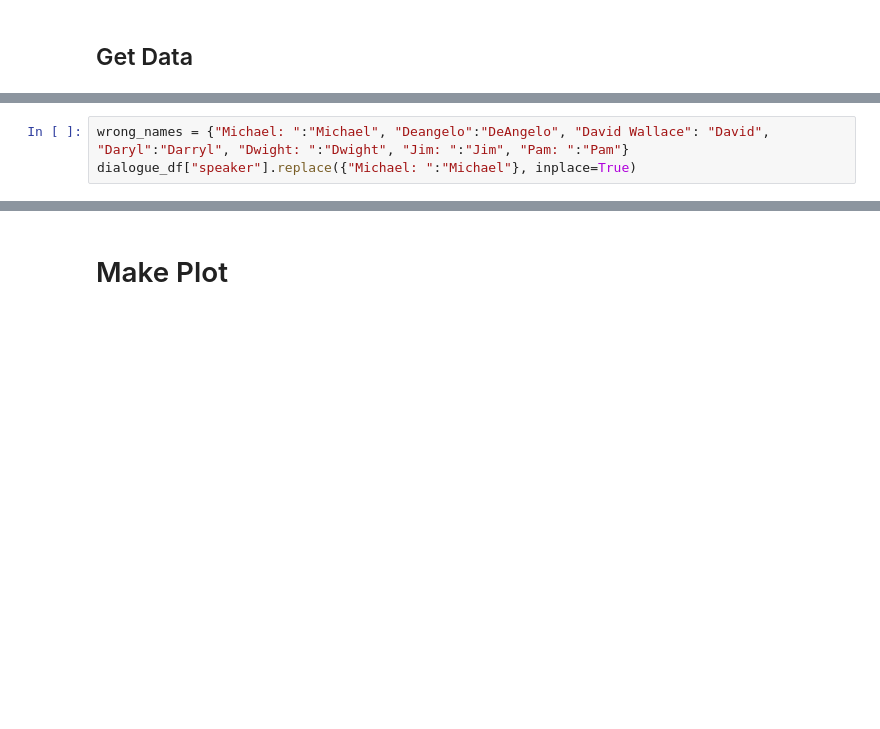
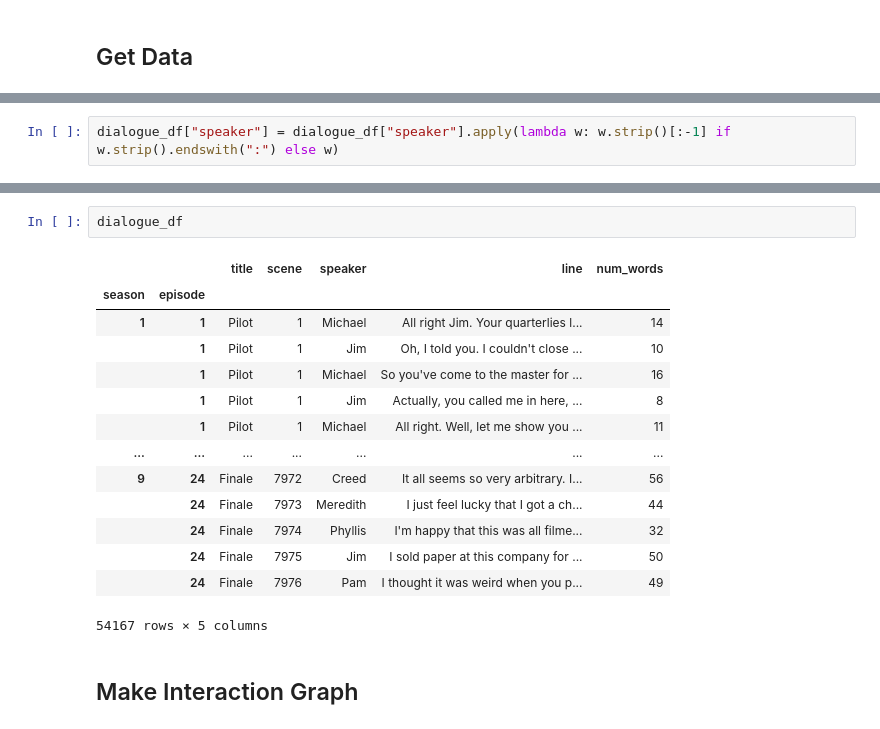
Before and after one commit to Gandagorn/interesting_visuals, a Jupyter notebook: The Office Interaction Intensity/analysis.ipynb, the cells around one changed output, grey strips where cells are left out. Cells and saved outputs as stored; diff of their text form; blank space fills up the shorter version.

```diff
--- a/The Office Interaction Intensity/analysis.ipynb
+++ b/The Office Interaction Intensity/analysis.ipynb
@@ -50,3 +32,0 @@ dialogue_df
-# %%
-wrong_names = {"Michael: ":"Michael", "Deangelo":"DeAngelo", "David Wallace": "David", "Daryl":"Darryl", "Dwight: ":"Dwight", "Jim: ":"Jim", "Pam: ":"Pam"}
-dialogue_df["speaker"].replace({"Michael: ":"Michael"}, inplace=True)
@@ -61,0 +35,2 @@ sns.kdeplot(rating_df["rating"])
+# %%
+dialogue_df["speaker"] = dialogue_df["speaker"].apply(lambda w: w.strip()[:-1] if w.strip().endswith(":") else w)
@@ -62,2 +63,19 @@ sns.kdeplot(rating_df["rating"])
+# %%
+dialogue_df
+# %% [output]
+|  |  | title | scene | speaker | line | num_words |
+| season | episode |  |  |  |  |  |
+| 1 | 1 | Pilot | 1 | Michael | All right Jim. Your quarterlies l... | 14 |
+|  | 1 | Pilot | 1 | Jim | Oh, I told you. I couldn't close ... | 10 |
+|  | 1 | Pilot | 1 | Michael | So you've come to the master for ... | 16 |
+|  | 1 | Pilot | 1 | Jim | Actually, you called me in here, ... | 8 |
+|  | 1 | Pilot | 1 | Michael | All right. Well, let me show you ... | 11 |
+| ... | ... | ... | ... | ... | ... | ... |
+| 9 | 24 | Finale | 7972 | Creed | It all seems so very arbitrary. I... | 56 |
+|  | 24 | Finale | 7973 | Meredith | I just feel lucky that I got a ch... | 44 |
+|  | 24 | Finale | 7974 | Phyllis | I'm happy that this was all filme... | 32 |
+|  | 24 | Finale | 7975 | Jim | I sold paper at this company for ... | 50 |
+|  | 24 | Finale | 7976 | Pam | I thought it was weird when you p... | 49 |
+54167 rows × 5 columns
 # %% [markdown]
-# Make Plot
+## Make Interaction Graph
```
Also changed, not shown: parts of 15 cells of this notebook, 13 other files.
